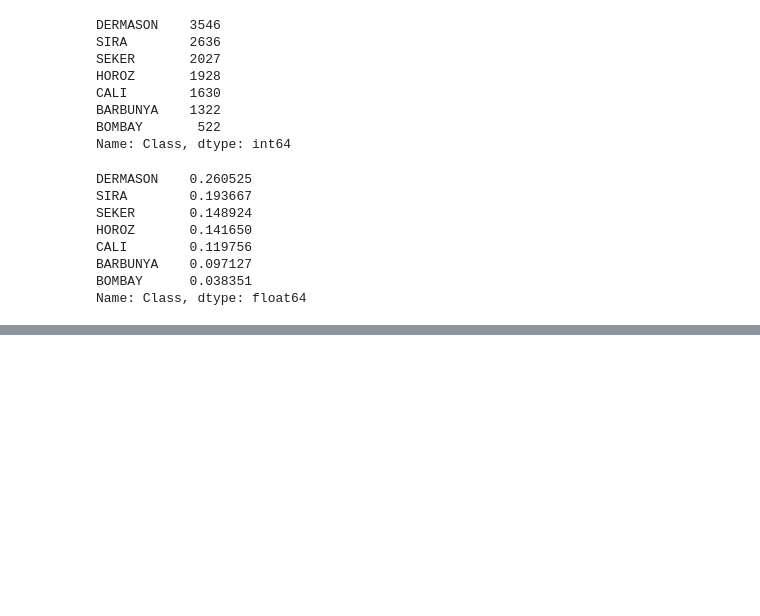
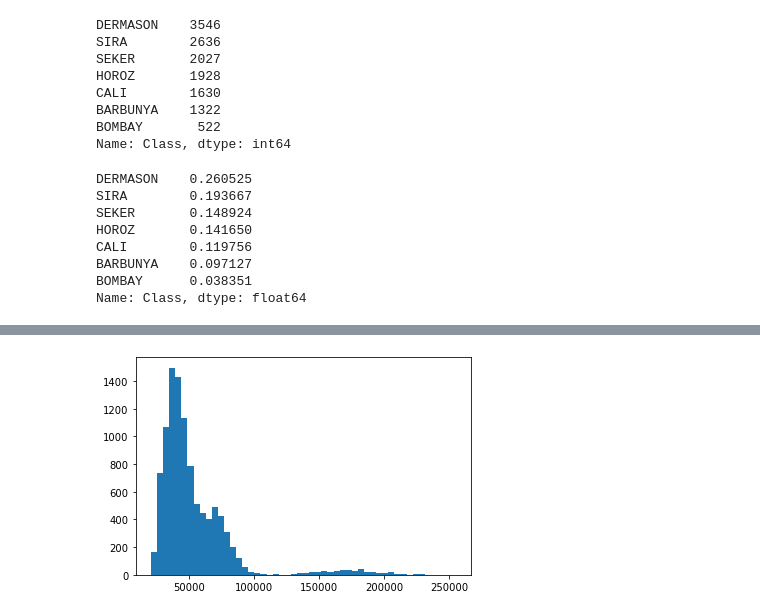
Before and after one commit to ruanfelipe7/machine_learning_activities, a Jupyter notebook: Trabalho1/Trabalho_01.ipynb, the cells around one changed output, grey strips where cells are left out. Drawn from its saved outputs; the diff is of its cells as text; code cells hidden in the pictures; blank space fills up the shorter version.

```diff
--- a/Trabalho1/Trabalho_01.ipynb
+++ b/Trabalho1/Trabalho_01.ipynb
@@ -71,0 +91,5 @@ Conjunto y de teste: 2723
+# %%
+idx = 0
+plt.hist(X_train[:, idx], bins=50);
+# %% [output]
+[figure, added]
```
Also changed, not shown: parts of 9 cells of this notebook.
